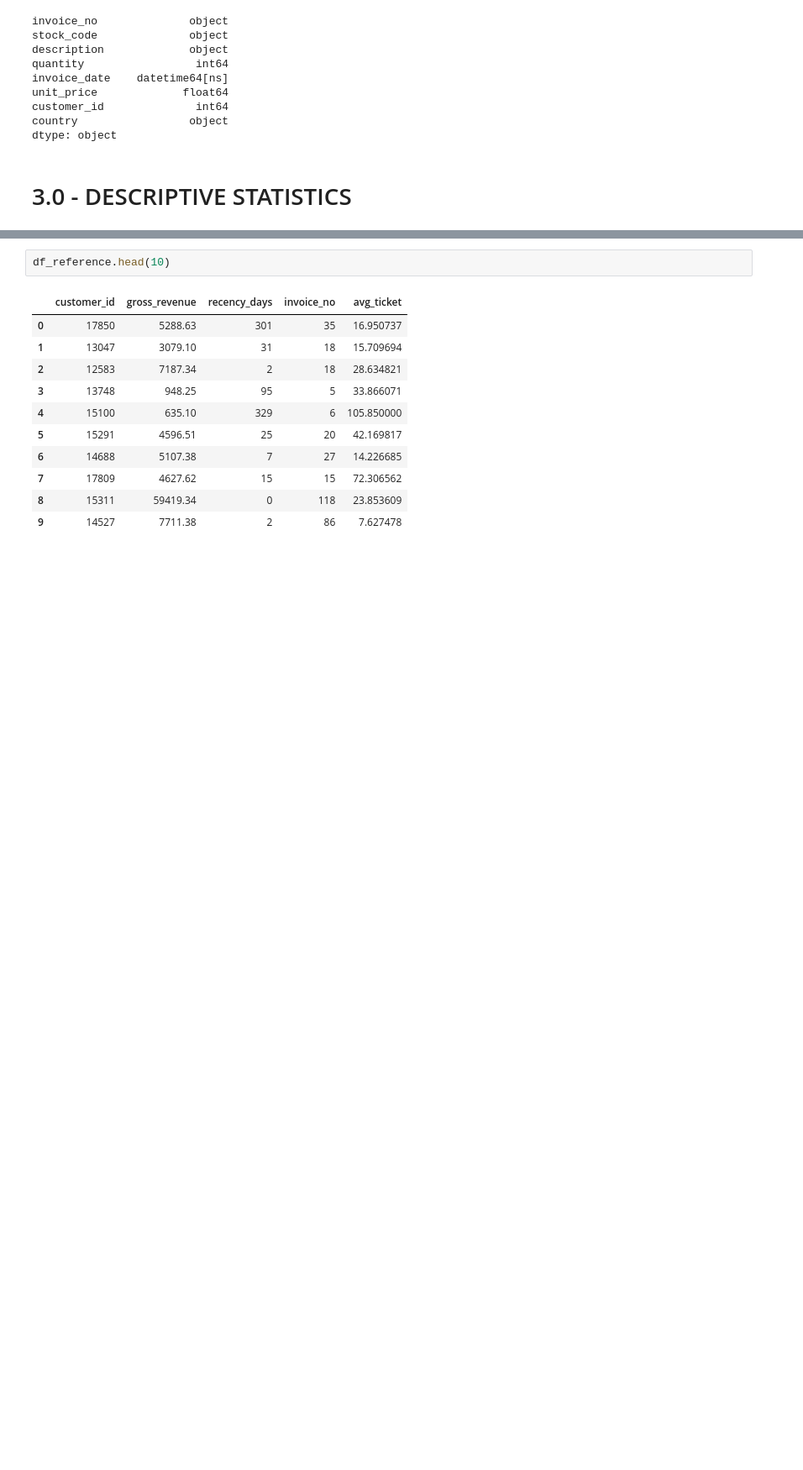
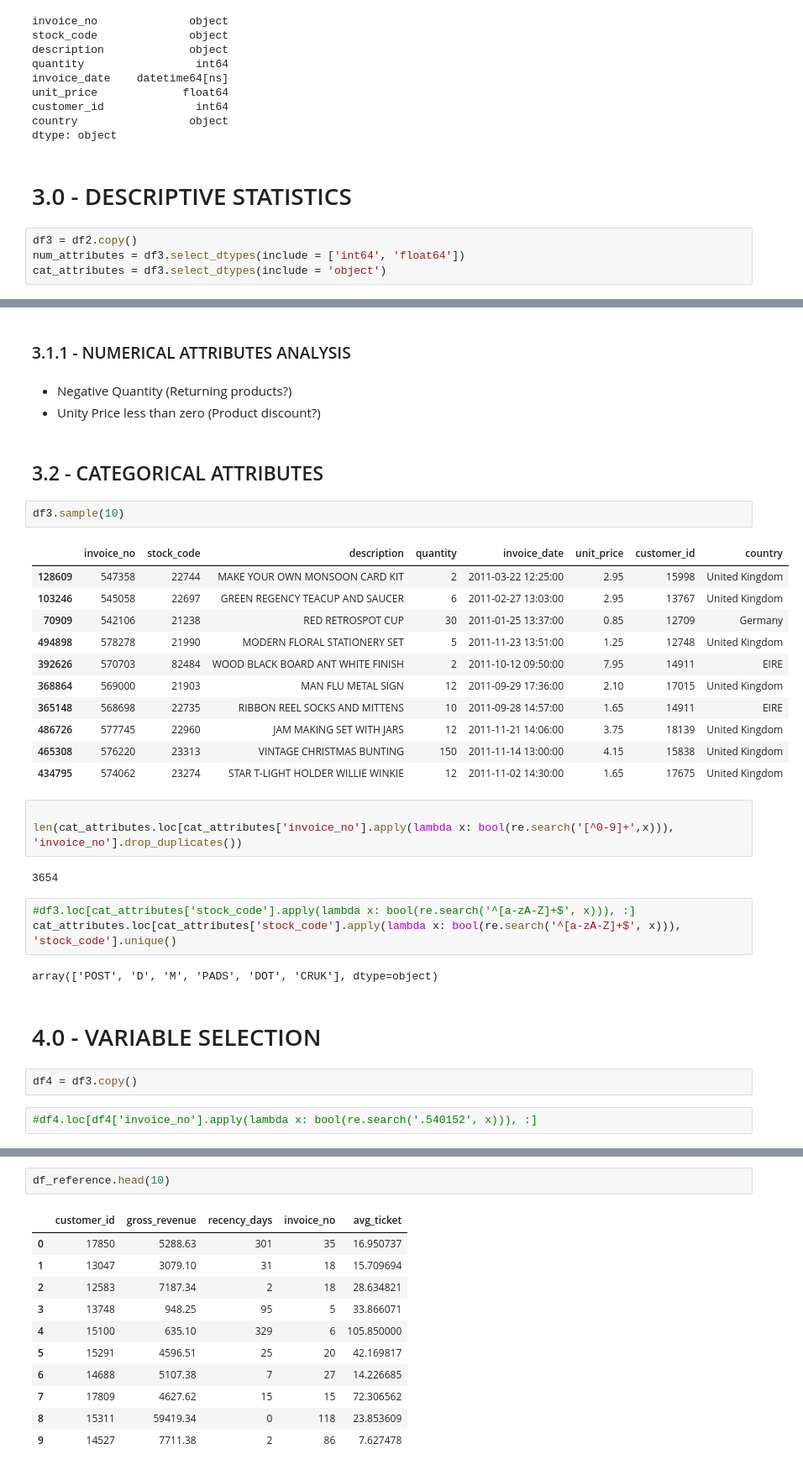
Before and after one commit to erickvieiras/customer_loyalty_program, a Jupyter notebook: notebook/clustering_v3.0.ipynb, the cells around one changed output, grey strips where cells are left out. Shown: that part at 84% size. Cells and saved outputs as stored; diff of their text form; blank space fills up the shorter version.

```diff
--- a/notebook/clustering_v3.0.ipynb
+++ b/notebook/clustering_v3.0.ipynb
@@ -253,3 +246,7 @@ country                 object
 dtype: object
 # %% [markdown]
 # 3.0 - DESCRIPTIVE STATISTICS
+# %%
+df3 = df2.copy()
+num_attributes = df3.select_dtypes(include = ['int64', 'float64'])
+cat_attributes = df3.select_dtypes(include = 'object')
@@ -256 +277,38 @@ dtype: object
+# %% [markdown]
+### 3.1.1 - NUMERICAL ATTRIBUTES ANALYSIS
+# %% [markdown]
+- Negative Quantity (Returning products?)
+- Unity Price less than zero (Product discount?)
+# %% [markdown]
+## 3.2 - CATEGORICAL ATTRIBUTES
+# %%
+df3.sample(10)
+# %% [output]
+|  | invoice_no | stock_code | description | quantity | invoice_date | unit_price | customer_id | country |
+| 128609 | 547358 | 22744 | MAKE YOUR OWN MONSOON CARD KIT | 2 | 2011-03-22 12:25:00 | 2.95 | 15998 | United Kingdom |
+| 103246 | 545058 | 22697 | GREEN REGENCY TEACUP AND SAUCER | 6 | 2011-02-27 13:03:00 | 2.95 | 13767 | United Kingdom |
+| 70909 | 542106 | 21238 | RED RETROSPOT CUP | 30 | 2011-01-25 13:37:00 | 0.85 | 12709 | Germany |
+| 494898 | 578278 | 21990 | MODERN FLORAL STATIONERY SET | 5 | 2011-11-23 13:51:00 | 1.25 | 12748 | United Kingdom |
+| 392626 | 570703 | 82484 | WOOD BLACK BOARD ANT WHITE FINISH | 2 | 2011-10-12 09:50:00 | 7.95 | 14911 | EIRE |
+| 368864 | 569000 | 21903 | MAN FLU METAL SIGN | 12 | 2011-09-29 17:36:00 | 2.10 | 17015 | United Kingdom |
+| 365148 | 568698 | 22735 | RIBBON REEL SOCKS AND MITTENS | 10 | 2011-09-28 14:57:00 | 1.65 | 14911 | EIRE |
+| 486726 | 577745 | 22960 | JAM MAKING SET WITH JARS | 12 | 2011-11-21 14:06:00 | 3.75 | 18139 | United Kingdom |
+| 465308 | 576220 | 23313 | VINTAGE CHRISTMAS BUNTING | 150 | 2011-11-14 13:00:00 | 4.15 | 15838 | United Kingdom |
+| 434795 | 574062 | 23274 | STAR T-LIGHT HOLDER WILLIE WINKIE | 12 | 2011-11-02 14:30:00 | 1.65 | 17675 | United Kingdom |
+# %%
+
+len(cat_attributes.loc[cat_attributes['invoice_no'].apply(lambda x: bool(re.search('[^0-9]+',x))), 'invoice_no'].drop_duplicates())
+# %% [output]
+3654
+# %%
+#df3.loc[cat_attributes['stock_code'].apply(lambda x: bool(re.search('^[a-zA-Z]+$', x))), :]
+cat_attributes.loc[cat_attributes['stock_code'].apply(lambda x: bool(re.search('^[a-zA-Z]+$', x))), 'stock_code'].unique()
+# %% [output]
+array(['POST', 'D', 'M', 'PADS', 'DOT', 'CRUK'], dtype=object)
+# %% [markdown]
+# 4.0 - VARIABLE SELECTION
+# %%
+df4 = df3.copy()
+# %%
+#df4.loc[df4['invoice_no'].apply(lambda x: bool(re.search('.540152', x))), :]
 # %% [markdown]
```
Also changed, not shown: parts of 32 cells of this notebook.
